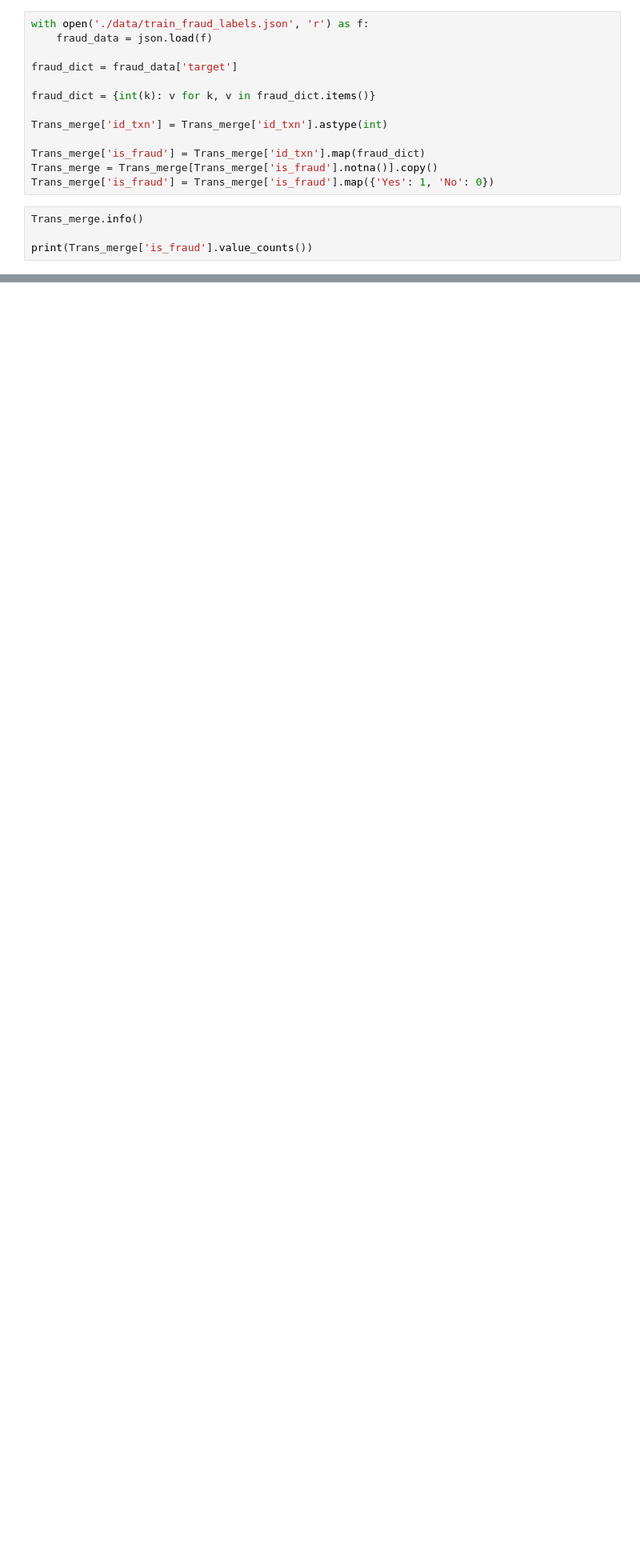
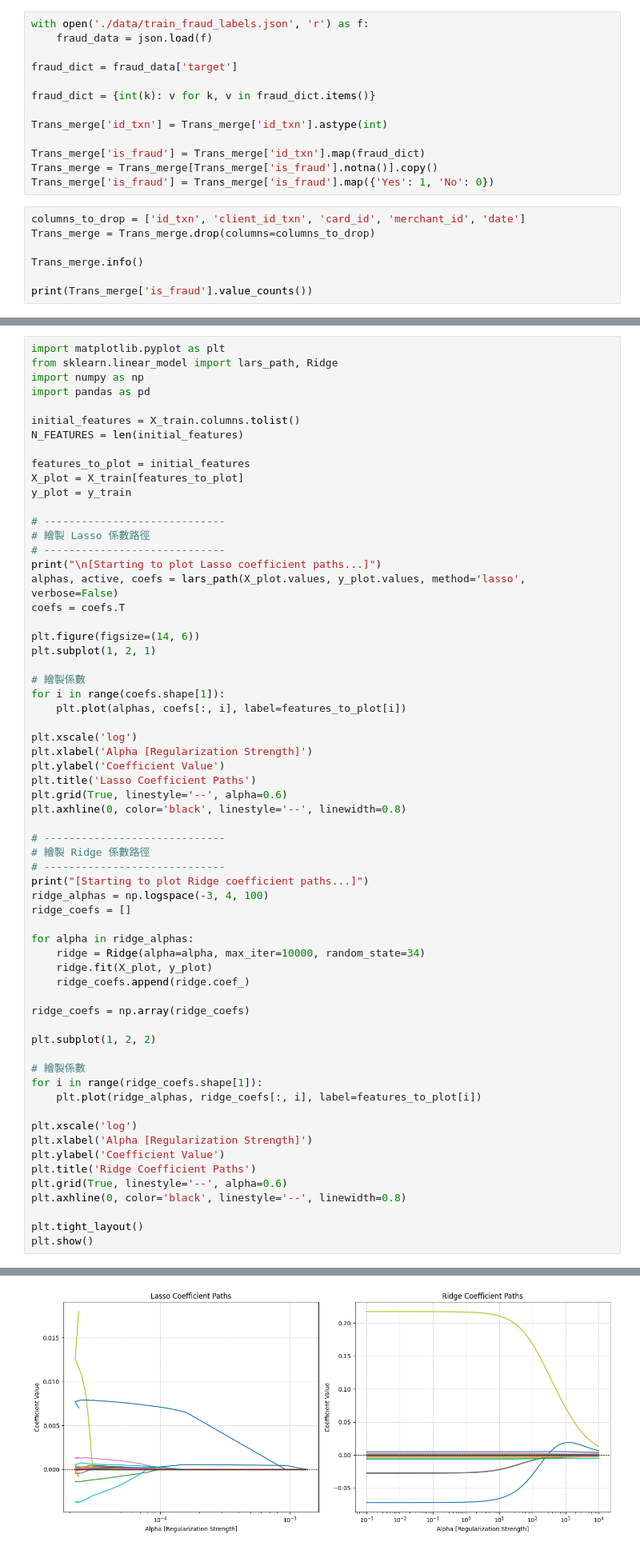
Before and after one commit to HWTeng-Teaching/202509-ML-FinTech, a Jupyter notebook: project/〈Senba, Beth〉 Fraud Detection/test_research_design.ipynb, the cells around one changed output, grey strips where cells are left out. Shown: that part at 80% size. Saved outputs shown, nothing was run; the diff lists cells and outputs as text; blank space fills up the shorter version.

```diff
--- a/project/〈Senba, Beth〉 Fraud Detection/test_research_design.ipynb
+++ b/project/〈Senba, Beth〉 Fraud Detection/test_research_design.ipynb
@@ -72,6 +64,9 @@ Trans_merge['is_fraud'] = Trans_merge['id_txn'].map(fraud_dict)
 Trans_merge = Trans_merge[Trans_merge['is_fraud'].notna()].copy()
 Trans_merge['is_fraud'] = Trans_merge['is_fraud'].map({'Yes': 1, 'No': 0})
 # %%
+columns_to_drop = ['id_txn', 'client_id_txn', 'card_id', 'merchant_id', 'date']
+Trans_merge = Trans_merge.drop(columns=columns_to_drop)
+
 Trans_merge.info()
 
 print(Trans_merge['is_fraud'].value_counts())
@@ -180,0 +283,64 @@ ADASYN 後資料量: 14242934
+# %%
+import matplotlib.pyplot as plt
+from sklearn.linear_model import lars_path, Ridge
+import numpy as np
+import pandas as pd
+
+initial_features = X_train.columns.tolist()
+N_FEATURES = len(initial_features)
+
+features_to_plot = initial_features
+X_plot = X_train[features_to_plot]
+y_plot = y_train
+
+# -----------------------------
+# 繪製 Lasso 係數路徑
+# -----------------------------
+print("\n[Starting to plot Lasso coefficient paths...]")
+alphas, active, coefs = lars_path(X_plot.values, y_plot.values, method='lasso', verbose=False)
+coefs = coefs.T
+
+plt.figure(figsize=(14, 6))
+plt.subplot(1, 2, 1)
+
+# 繪製係數
+for i in range(coefs.shape[1]):
+    plt.plot(alphas, coefs[:, i], label=features_to_plot[i])
+
+plt.xscale('log')
+plt.xlabel('Alpha [Regularization Strength]')
+plt.ylabel('Coefficient Value')
+plt.title('Lasso Coefficient Paths')
+plt.grid(True, linestyle='--', alpha=0.6)
+plt.axhline(0, color='black', linestyle='--', linewidth=0.8)
+
+# -----------------------------
+# 繪製 Ridge 係數路徑
+# -----------------------------
+print("[Starting to plot Ridge coefficient paths...]")
+ridge_alphas = np.logspace(-3, 4, 100)
+ridge_coefs = []
+
+for alpha in ridge_alphas:
+    ridge = Ridge(alpha=alpha, max_iter=10000, random_state=34)
+    ridge.fit(X_plot, y_plot)
+    ridge_coefs.append(ridge.coef_)
+
+ridge_coefs = np.array(ridge_coefs)
+
+plt.subplot(1, 2, 2)
+
+# 繪製係數
+for i in range(ridge_coefs.shape[1]):
+    plt.plot(ridge_alphas, ridge_coefs[:, i], label=features_to_plot[i])
+
+plt.xscale('log')
+plt.xlabel('Alpha [Regularization Strength]')
+plt.ylabel('Coefficient Value')
+plt.title('Ridge Coefficient Paths')
+plt.grid(True, linestyle='--', alpha=0.6)
+plt.axhline(0, color='black', linestyle='--', linewidth=0.8)
+
+plt.tight_layout()
+plt.show()
+# %% [output]
@@ -181 +349,2 @@ ADASYN 後資料量: 14242934
+[figure, added]
 # %%
```
Also changed, not shown: parts of 14 cells of this notebook, 1 other file.
